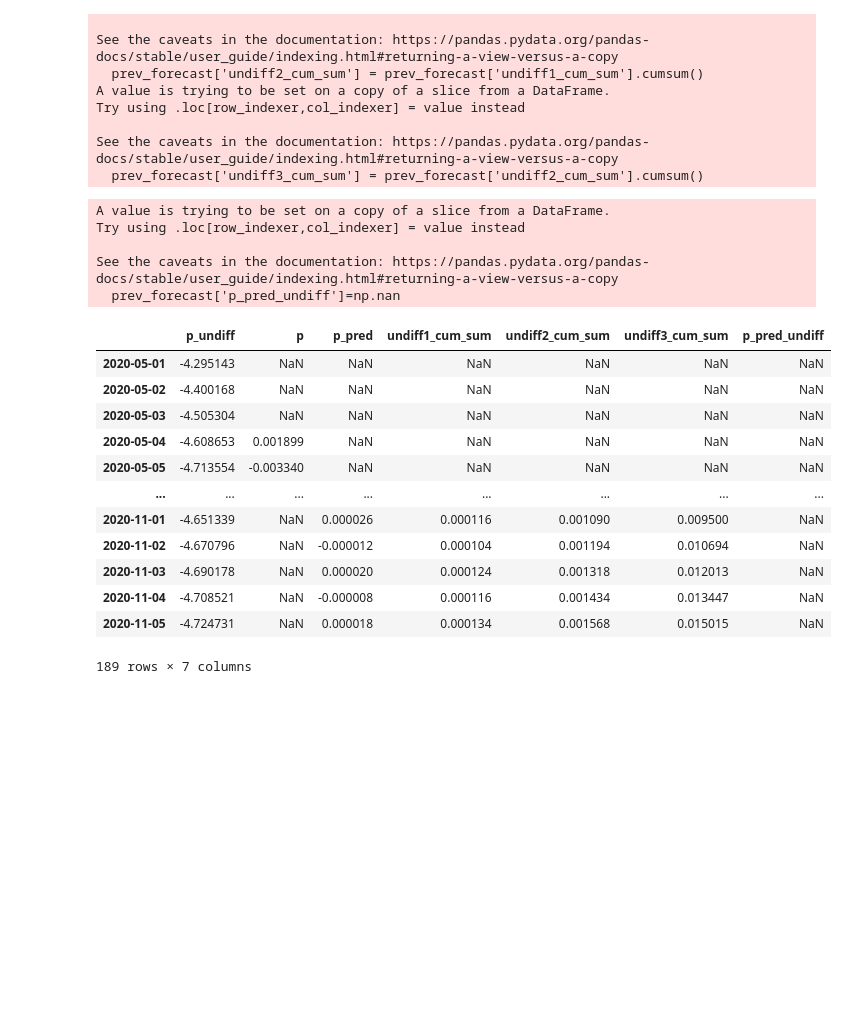
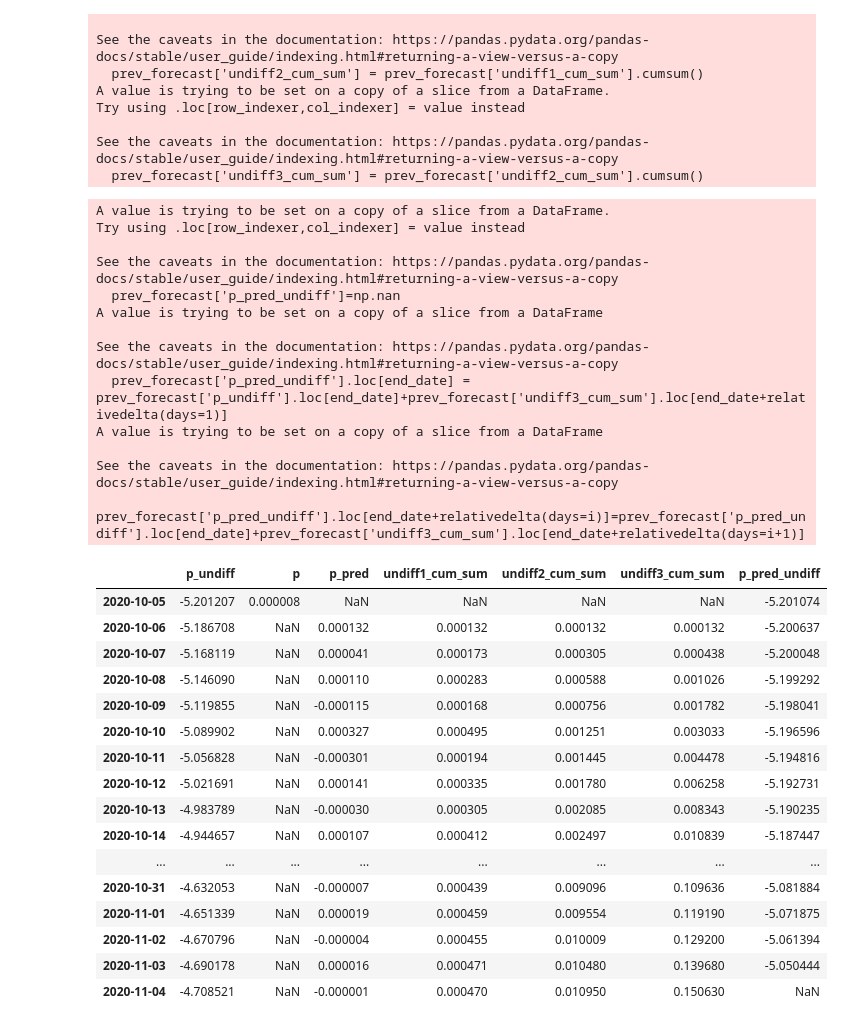
Before and after one commit to EllieBloom/Masters_Project, a Jupyter notebook: VARIMA_python/1_Exploring_VAR.ipynb, the cells around one changed output. Saved outputs shown, nothing was run; the diff lists cells and outputs as text; code cells hidden in the pictures; blank space fills up the shorter version.

```diff
--- a/VARIMA_python/1_Exploring_VAR.ipynb
+++ b/VARIMA_python/1_Exploring_VAR.ipynb
@@ -78,7 +78,7 @@ lockdown_3_end = dt.datetime.strptime("2021-04-21","%Y-%m-%d")
 REACT_start = dt.datetime.strptime("2020-05-01","%Y-%m-%d")
 
 start_date = REACT_start
-end_date = lockdown_2_start-relativedelta(days=forecast_steps)
+end_date = lockdown_2_start-relativedelta(months=1)
 
 print(f'Start date is: {start_date}, i.e. start of REACT data')
 print(f'End date is: {end_date}, i.e. one month before the start of lockdown 2')
@@ -887,23 +840,42 @@ See the caveats in the documentation: https://pandas.pydata.org/pandas-docs/stab
   prev_forecast['undiff3_cum_sum'] = prev_forecast['undiff2_cum_sum'].cumsum()
 # %%
 prev_forecast['p_pred_undiff']=np.nan
-prev_forecast
+prev_forecast['p_pred_undiff'].loc[end_date] = prev_forecast['p_undiff'].loc[end_date]+prev_forecast['undiff3_cum_sum'].loc[end_date+relativedelta(days=1)]
+prev_forecast['undiff3_cum_sum'].loc[end_date+relativedelta(days=1)]
+
+for i in range(1,forecast_steps,1):
+    prev_forecast['p_pred_undiff'].loc[end_date+relativedelta(days=i)]=prev_forecast['p_pred_undiff'].loc[end_date]+prev_forecast['undiff3_cum_sum'].loc[end_date+relativedelta(days=i+1)]
+
+
+prev_forecast.tail(31)
 # %% [output]
 A value is trying to be set on a copy of a slice from a DataFrame.
 Try using .loc[row_indexer,col_indexer] = value instead
 
 See the caveats in the documentation: https://pandas.pydata.org/pandas-docs/stable/user_guide/indexing.html#returning-a-view-versus-a-copy
   prev_forecast['p_pred_undiff']=np.nan
+A value is trying to be set on a copy of a slice from a DataFrame
+
+See the caveats in the documentation: https://pandas.pydata.org/pandas-docs/stable/user_guide/indexing.html#returning-a-view-versus-a-copy
+  prev_forecast['p_pred_undiff'].loc[end_date] = prev_forecast['p_undiff'].loc[end_date]+prev_forecast['undiff3_cum_sum'].loc[end_date+relativedelta(days=1)]
+A value is trying to be set on a copy of a slice from a DataFrame
+
+See the caveats in the documentation: https://pandas.pydata.org/pandas-docs/stable/user_guide/indexing.html#returning-a-view-versus-a-copy
+  prev_forecast['p_pred_undiff'].loc[end_date+relativedelta(days=i)]=prev_forecast['p_pred_undiff'].loc[end_date]+prev_forecast['undiff3_cum_sum'].loc[end_date+relativedelta(days=i+1)]
 |  | p_undiff | p | p_pred | undiff1_cum_sum | undiff2_cum_sum | undiff3_cum_sum | p_pred_undiff |
-| 2020-05-01 | -4.295143 | NaN | NaN | NaN | NaN | NaN | NaN |
-| 2020-05-02 | -4.400168 | NaN | NaN | NaN | NaN | NaN | NaN |
-| 2020-05-03 | -4.505304 | NaN | NaN | NaN | NaN | NaN | NaN |
-| 2020-05-04 | -4.608653 | 0.001899 | NaN | NaN | NaN | NaN | NaN |
-| 2020-05-05 | -4.713554 | -0.003340 | NaN | NaN | NaN | NaN | NaN |
+| 2020-10-05 | -5.201207 | 0.000008 | NaN | NaN | NaN | NaN | -5.201074 |
+| 2020-10-06 | -5.186708 | NaN | 0.000132 | 0.000132 | 0.000132 | 0.000132 | -5.200637 |
+| 2020-10-07 | -5.168119 | NaN | 0.000041 | 0.000173 | 0.000305 | 0.000438 | -5.200048 |
+| 2020-10-08 | -5.146090 | NaN | 0.000110 | 0.000283 | 0.000588 | 0.001026 | -5.199292 |
+| 2020-10-09 | -5.119855 | NaN | -0.000115 | 0.000168 | 0.000756 | 0.001782 | -5.198041 |
+| 2020-10-10 | -5.089902 | NaN | 0.000327 | 0.000495 | 0.001251 | 0.003033 | -5.196596 |
+| 2020-10-11 | -5.056828 | NaN | -0.000301 | 0.000194 | 0.001445 | 0.004478 | -5.194816 |
+| 2020-10-12 | -5.021691 | NaN | 0.000141 | 0.000335 | 0.001780 | 0.006258 | -5.192731 |
+| 2020-10-13 | -4.983789 | NaN | -0.000030 | 0.000305 | 0.002085 | 0.008343 | -5.190235 |
+| 2020-10-14 | -4.944657 | NaN | 0.000107 | 0.000412 | 0.002497 | 0.010839 | -5.187447 |
 | ... | ... | ... | ... | ... | ... | ... | ... |
-| 2020-11-01 | -4.651339 | NaN | 0.000026 | 0.000116 | 0.001090 | 0.009500 | NaN |
-| 2020-11-02 | -4.670796 | NaN | -0.000012 | 0.000104 | 0.001194 | 0.010694 | NaN |
-| 2020-11-03 | -4.690178 | NaN | 0.000020 | 0.000124 | 0.001318 | 0.012013 | NaN |
-| 2020-11-04 | -4.708521 | NaN | -0.000008 | 0.000116 | 0.001434 | 0.013447 | NaN |
-| 2020-11-05 | -4.724731 | NaN | 0.000018 | 0.000134 | 0.001568 | 0.015015 | NaN |
+| 2020-10-31 | -4.632053 | NaN | -0.000007 | 0.000439 | 0.009096 | 0.109636 | -5.081884 |
+| 2020-11-01 | -4.651339 | NaN | 0.000019 | 0.000459 | 0.009554 | 0.119190 | -5.071875 |
+| 2020-11-02 | -4.670796 | NaN | -0.000004 | 0.000455 | 0.010009 | 0.129200 | -5.061394 |
+| 2020-11-03 | -4.690178 | NaN | 0.000016 | 0.000471 | 0.010480 | 0.139680 | -5.050444 |
+| 2020-11-04 | -4.708521 | NaN | -0.000001 | 0.000470 | 0.010950 | 0.150630 | NaN |
-189 rows × 7 columns
```
Also changed, not shown: parts of 22 cells of this notebook, 2 other files.
